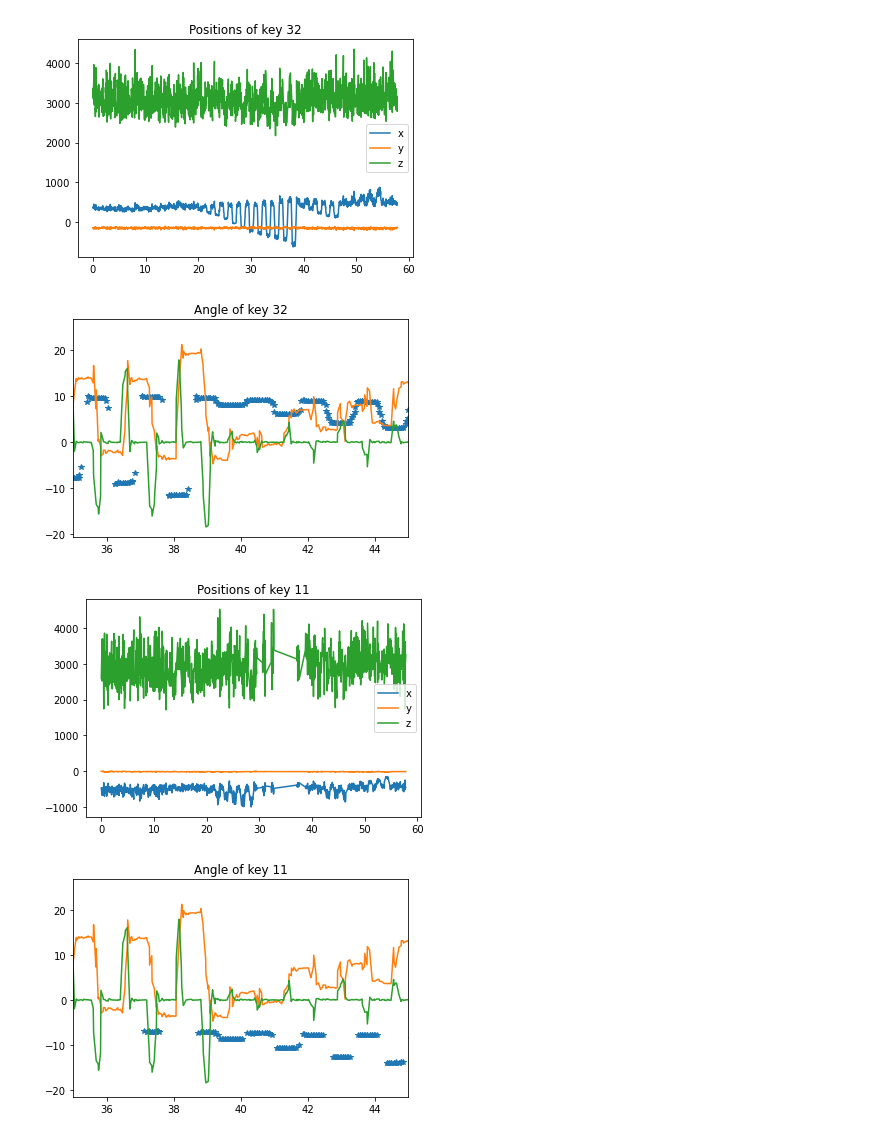
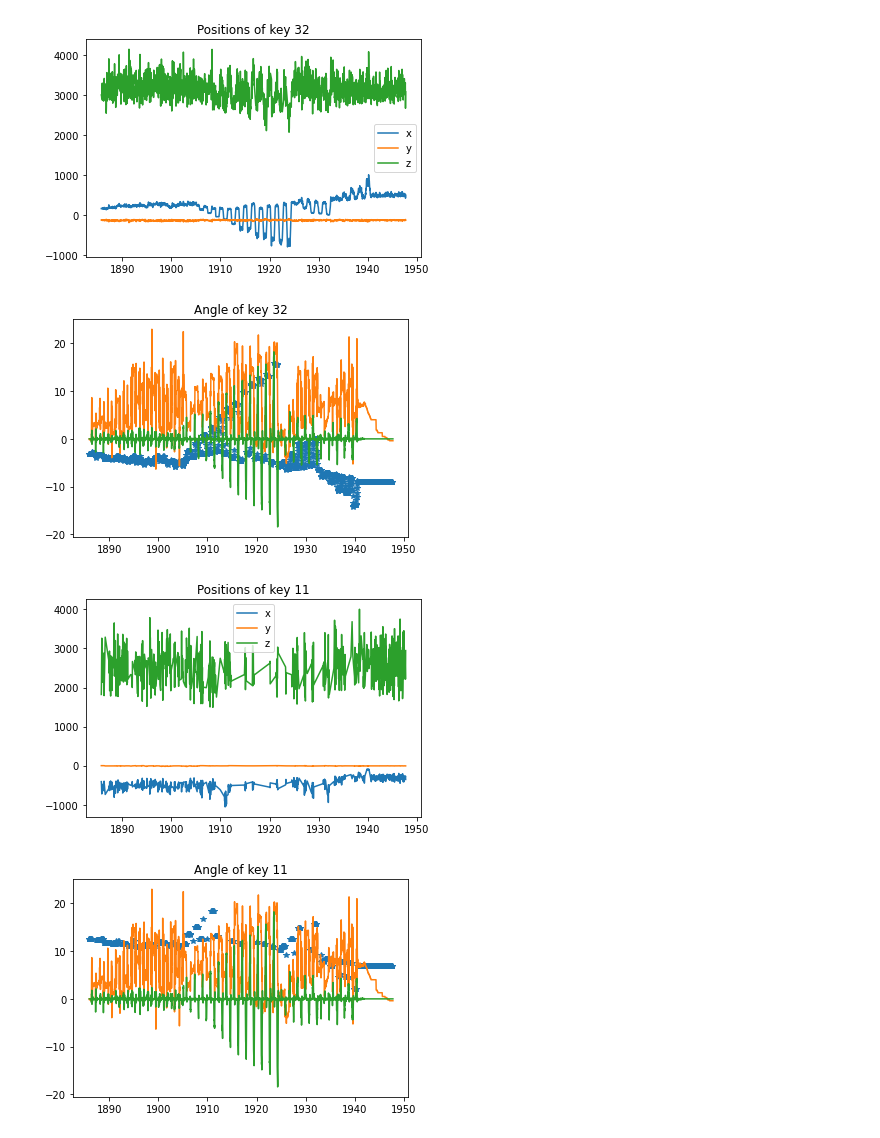
Before and after one commit to grybka/gratbot, a Jupyter notebook: gratbotmk4/notebooks/initial_input_plotting.ipynb, the cells around one changed output. Drawn from its saved outputs; the diff is of its cells as text; code cells hidden in the pictures.

Commit message:
added some study files

```diff
--- a/gratbotmk4/notebooks/initial_input_plotting.ipynb
+++ b/gratbotmk4/notebooks/initial_input_plotting.ipynb
@@ -2,7 +2,7 @@
 from notebook_log_loading import load_sensor_log_file
 
 #sensor_log,first_timestamp=load_sensor_log_file("../to_study/senw_imu.txt")
-sensor_log,first_timestamp=load_sensor_log_file("../to_study/initial_motion_calibration.txt")
+sensor_log,first_timestamp=load_sensor_log_file("../to_study/initial_motion_calibration_2.txt")
 # %%
 
 
@@ -41,21 +41,27 @@ gyro_norm=[]
 accel_norm=[]
 for entry in sensor_log:
     if 'packets' in entry:
-        rot_vec_ts.append(entry["timestamp"]-first_timestamp)
-        accel_vec_ts.append(entry["timestamp"]-first_timestamp)
-        gyro_vec_ts.append(entry["timestamp"]-first_timestamp)
-        if len(entry['packets'])>1:
-            print("multipacket!")
+
+
+
+        #if len(entry['packets'])>1:
+#            print("multipacket!")
         for packet in entry['packets']:
             if 'rotation_vector' in packet:
                 #rot_vecs.append(correct(packet["rotation_vector"]))
                 eul_vecs.append(toeuler(packet["rotation_vector"]))
                 #rot_vecs.append([ toheading(packet["rotation_vector"])])
+                #rot_vec_ts.append(entry["timestamp"]-first_timestamp- (entry['packets'][-1]["rotation_vector_timestamp"]-packet["rotation_vector_timestamp"]))
+                rot_vec_ts.append(packet["rotation_vector_timestamp"])
                 rot_vecs.append(packet["rotation_vector"])
             if 'acceleration' in packet:
+                #accel_vec_ts.append(entry["timestamp"]-first_timestamp)
+                accel_vec_ts.append(packet["acceleration_timestamp"])
                 accel_vecs.append(packet["acceleration"])
                 accel_norm.append(np.linalg.norm(np.array(packet["acceleration"])))
             if 'gyroscope' in packet:
+                #gyro_vec_ts.append(entry["timestamp"]-first_timestamp     -(entry['packets'][-1]["gyroscope_timestamp"]-packet["gyroscope_timestamp"]))
+                gyro_vec_ts.append(packet["gyroscope_timestamp"])
                 gyro_vecs.append(packet["gyroscope"])
                 gyro_norm.append( np.linalg.norm(np.array(packet["gyroscope"])))
 
@@ -174,38 +181,39 @@ def get_unique_tagged_objects(tagged_objects,objects_to_watch):
 
 positions={}
 timestamps={}
 for message in sensor_log:
     if "detections" in message:
         dets=get_unique_tagged_objects(message["detections"],[32,11])
         for key in dets:
             if key not in positions:
                 positions[key]=[]
                 timestamps[key]=[]
             positions[key].append(dets[key]["spatial_array"])
-            timestamps[key].append(message["timestamp"]-first_timestamp)
+            #timestamps[key].append(message["timestamp"]-first_timestamp)
+            timestamps[key].append(message["image_timestamp"])
 for key in positions:
     positions[key]=np.array(positions[key])
 
 for key in positions:
     fig, ax = plt.subplots()
     plt.title("Positions of key {}".format(key))
     #plt.ylim([0,0.5])
     labels=["x","y","z"]
     for i in range(3):
         ax.plot( timestamps[key],positions[key][:,i],label=labels[i])
     plt.legend()
     plt.show()
     fig, ax = plt.subplots()
     plt.title("Angle of key {}".format(key))
     #plt.ylim([0,0.5])
-    plt.xlim(35,45)
-    ax.plot( timestamps[key],(360/(2*np.pi))*np.arctan2(positions[key][:,0],positions[key][:,2]) ,'*'           )
+    #plt.xlim(1922,1926)
+    ax.plot( timestamps[key],-(360/(2*np.pi))*np.arctan2(positions[key][:,0],positions[key][:,2]) ,'*'           )
     ax.plot( rot_vec_ts,eul_vecs[:,2]-eul_vecs[0,2])
-    ax.plot( accel_vec_ts,10*gyro_vecs[:,0])
+    ax.plot( gyro_vec_ts,10*gyro_vecs[:,0])
 
     plt.show()
 # %% [output]
-[figure, old version]
+[figure, new version]
-[figure, old version]
+[figure, new version]
-[figure, old version]
+[figure, new version]
-[figure, old version]
+[figure, new version]
```
Also changed, not shown: parts of 4 cells of this notebook, 4 other files.
